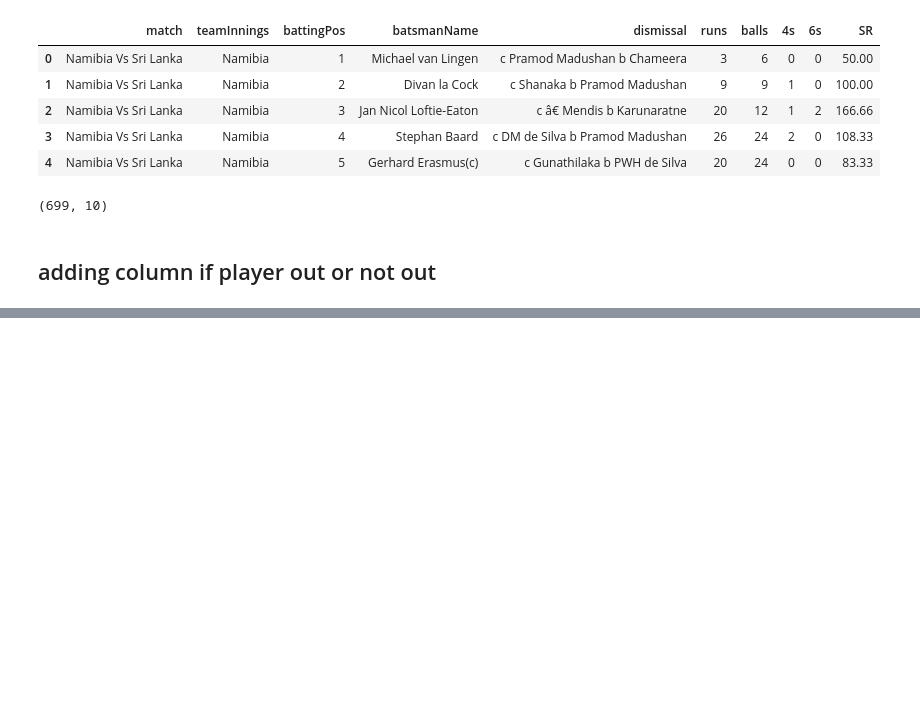
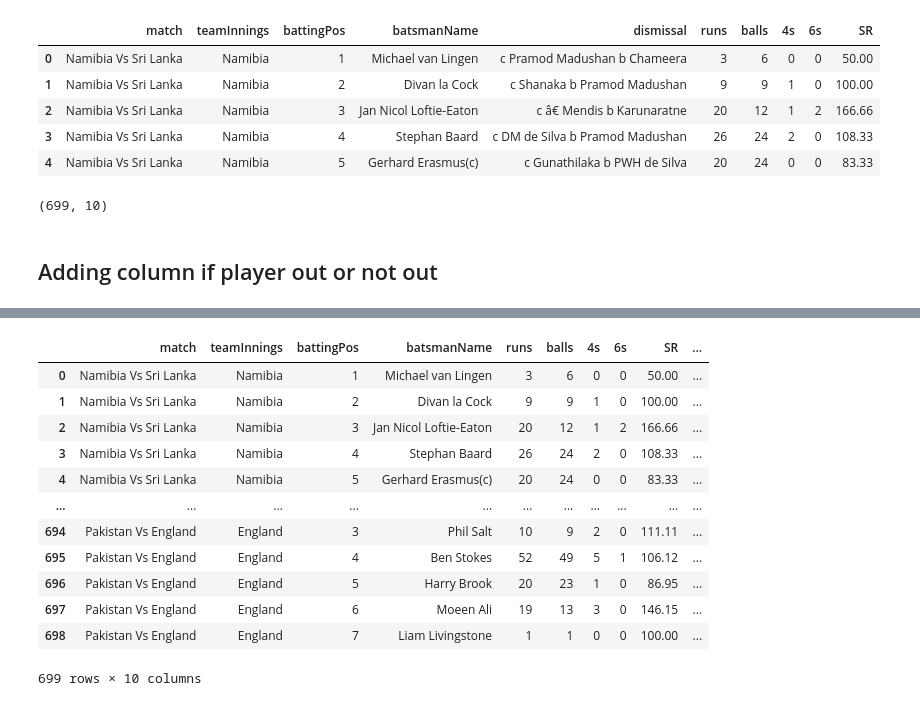
Before and after one commit to ajaythakur958/T20-Cricket-analysis-powerbi-, a Jupyter notebook: t20_cricket analysis .ipynb, the cells around one changed output, grey strips where cells are left out. Saved outputs shown, nothing was run; the diff lists cells and outputs as text; code cells hidden in the pictures; blank space fills up the shorter version.

```diff
--- a/t20_cricket analysis .ipynb
+++ b/t20_cricket analysis .ipynb
@@ -59,7 +101,7 @@ df_batting.shape
 # %% [output]
 (699, 10)
 # %% [markdown]
-## adding column if player out or not out
+## Adding column if player out or not out
 # %%
 df_batting["out/not_out"] = df_batting.dismissal.apply(lambda x: "out" if len(x) > 0 else "not_out")
 # %%
@@ -82,3 +124,21 @@ df_batting.head(20)
 | 17 | Namibia Vs Sri Lanka | Sri Lanka | 10 | Dushmantha Chameera | c Erasmus b Wiese | 8 | 15 | 0 | 0 | 53.33 | ... |
 | 18 | Namibia Vs Sri Lanka | Sri Lanka | 11 | Maheesh Theekshana |  | 11 | 11 | 0 | 1 | 100.00 | ... |
 | 19 | U.A.E. Vs Netherlands | U.A.E. | 1 | Chirag Suri | c â€ Edwards b van der Merwe | 12 | 20 | 1 | 0 | 60.00 | ... |
+# %%
+df_batting.drop("dismissal" , axis = 1,  inplace = True)
+# %%
+df_batting
+# %% [output]
+|  | match | teamInnings | battingPos | batsmanName | runs | balls | 4s | 6s | SR | ... |
+| 0 | Namibia Vs Sri Lanka | Namibia | 1 | Michael van Lingen | 3 | 6 | 0 | 0 | 50.00 | ... |
+| 1 | Namibia Vs Sri Lanka | Namibia | 2 | Divan la Cock | 9 | 9 | 1 | 0 | 100.00 | ... |
+| 2 | Namibia Vs Sri Lanka | Namibia | 3 | Jan Nicol Loftie-Eaton | 20 | 12 | 1 | 2 | 166.66 | ... |
+| 3 | Namibia Vs Sri Lanka | Namibia | 4 | Stephan Baard | 26 | 24 | 2 | 0 | 108.33 | ... |
+| 4 | Namibia Vs Sri Lanka | Namibia | 5 | Gerhard Erasmus(c) | 20 | 24 | 0 | 0 | 83.33 | ... |
+| ... | ... | ... | ... | ... | ... | ... | ... | ... | ... | ... |
+| 694 | Pakistan Vs England | England | 3 | Phil Salt | 10 | 9 | 2 | 0 | 111.11 | ... |
+| 695 | Pakistan Vs England | England | 4 | Ben Stokes | 52 | 49 | 5 | 1 | 106.12 | ... |
+| 696 | Pakistan Vs England | England | 5 | Harry Brook | 20 | 23 | 1 | 0 | 86.95 | ... |
+| 697 | Pakistan Vs England | England | 6 | Moeen Ali | 19 | 13 | 3 | 0 | 146.15 | ... |
+| 698 | Pakistan Vs England | England | 7 | Liam Livingstone | 1 | 1 | 0 | 0 | 100.00 | ... |
+699 rows × 10 columns
```
Also changed, not shown: parts of 32 cells of this notebook, 5 other files.
